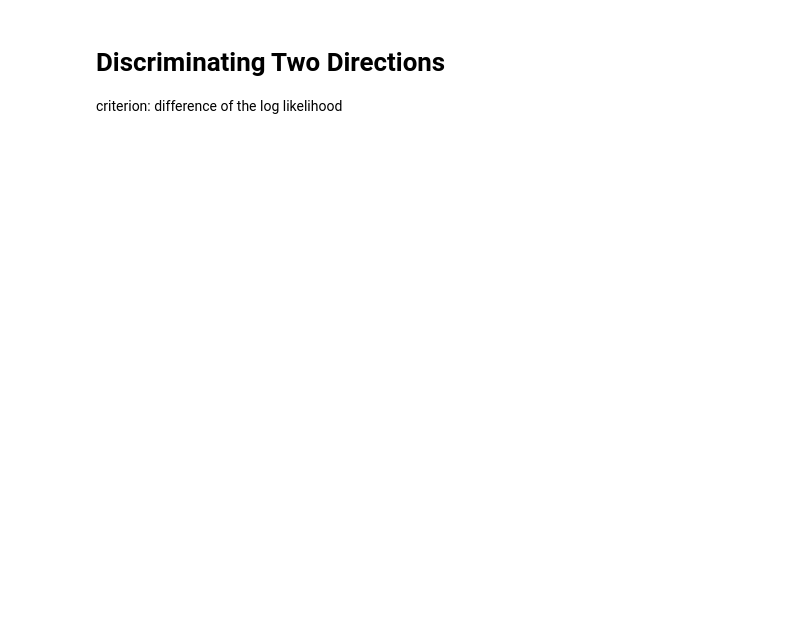
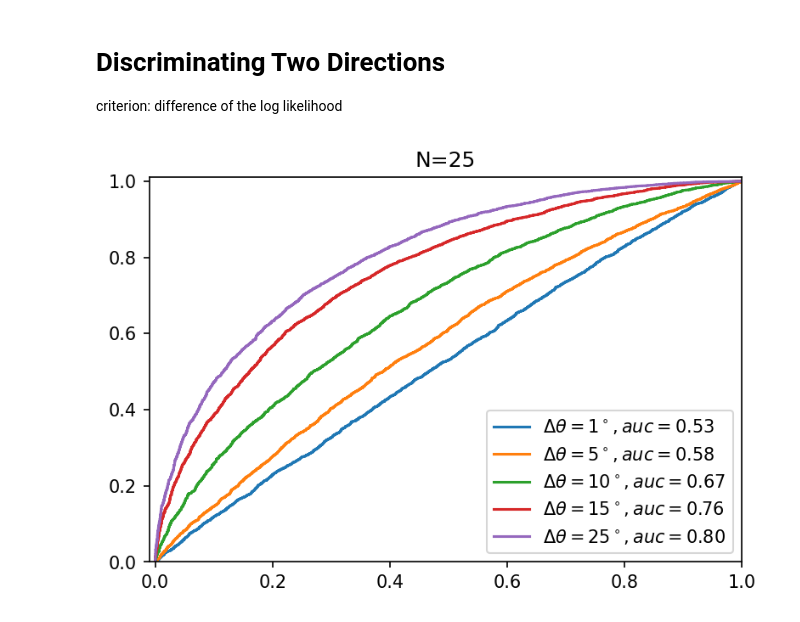
Before and after one commit to aGiorlandino/Theoretical_Neuroscience_ENS, a Jupyter notebook: Likelihood_estimator.ipynb, the cells around one changed output. Drawn from its saved outputs; the diff is of its cells as text; code cells hidden in the pictures; blank space fills up the shorter version.

```diff
--- a/Likelihood_estimator.ipynb
+++ b/Likelihood_estimator.ipynb
@@ -83,3 +120,41 @@ plt.show()
 # %% [markdown]
 # Discriminating Two Directions
 criterion: difference of the log likelihood
+# %%
+from sklearn.metrics import roc_curve, auc
+
+def angle_diff(ang1, ang2):
+    return np.abs((ang1-ang2) % (2*np.pi))
+
+def roc(N,theta, delta_theta, n_trials, kappa=1):
+    theta_range = np.linspace(0, 2*np.pi, 10000)
+    theta_1 = theta_range[np.argmin(angle_diff(theta_range, theta))] #the correct angle
+    theta_2 = theta_range[np.argmin(angle_diff(theta_range, theta+delta_theta))]  #angle to compare
+    stimuli_angles=[theta_1, theta_2]
+    theta_tune = np.random.choice(theta_range, size=N)
+    score=[]
+    y_true=[]
+    for trial in range(n_trials):
+        y=np.random.choice([0, 1])
+        y_true.append(y)
+        response = simulated_response(log_f(stimuli_angles[y], theta_tune, kappa=1), N)
+        score.append(log_likelihood(response, stimuli_angles[1], theta_tune)-log_likelihood(response, stimuli_angles[0], theta_tune))
+    score=np.exp(np.array(score))
+    fpr, tpr, _= roc_curve(y_true, score)
+    auc_score = auc(fpr, tpr)
+    return fpr, tpr, auc_score
+# %%
+delta_angles= [1, 5, 10, 15, 25]
+N=25
+plt.figure(dpi=150)
+for delta in delta_angles:
+    fpr, tpr, auc_score = roc(N, theta=0, delta_theta=delta/180*np.pi, n_trials=10000)
+    plt.plot(fpr, tpr, label="$\Delta \\theta = " +str(delta)+ "^\circ, auc= %.2f$" %  auc_score)
+    plt.xlim(-0.01,1)
+    plt.ylim(0,1.01)
+
+plt.title("N=%d" %N)
+plt.legend()
+plt.show()
+# %% [output]
+[figure, added]
```
Also changed, not shown: parts of 5 cells of this notebook.
